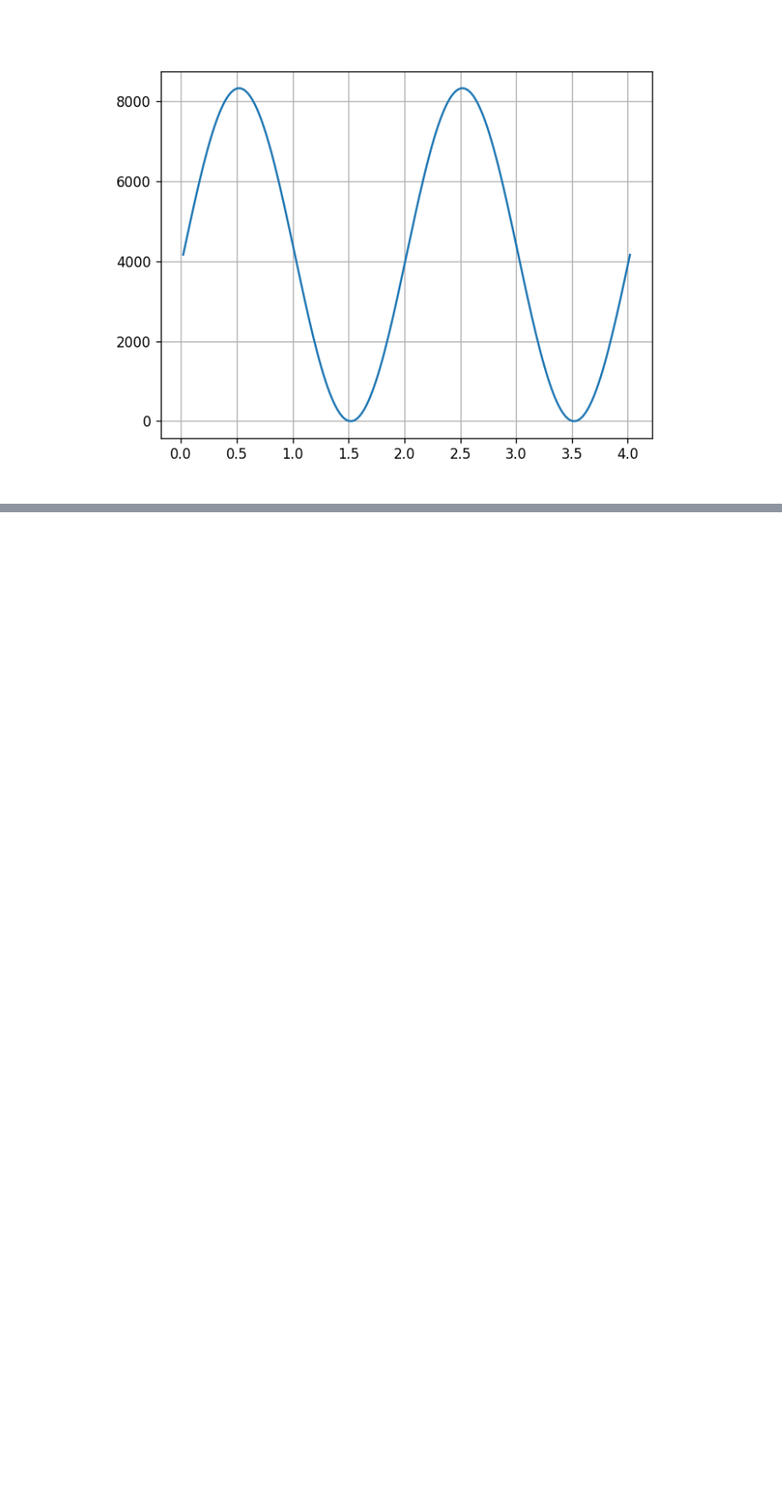
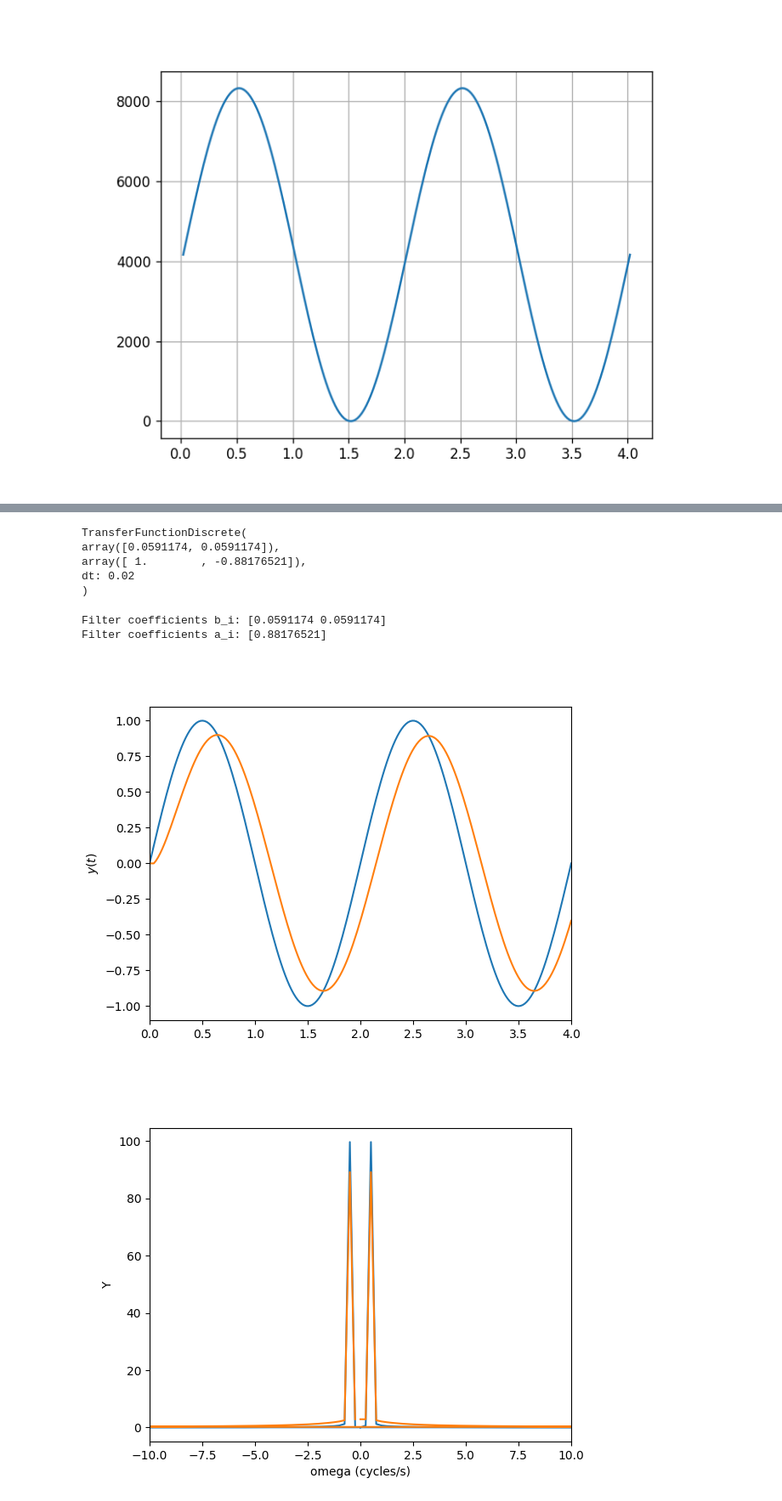
Before and after one commit to Taras2r/FluxCtrlPGE, a Jupyter notebook: FluxCtrl.ipynb, the cells around one changed output, grey strips where cells are left out. Shown at 85% size. Cells and saved outputs as stored; diff of their text form; code cells hidden in the pictures; blank space fills up the shorter version.

```diff
--- a/FluxCtrl.ipynb
+++ b/FluxCtrl.ipynb
@@ -49,0 +127,47 @@ plt.show()
+# %%
+dt = 1.0/samplingFreq;
+discreteLowPass = lowPass.to_discrete(dt,method='gbt',alpha=0.5)
+print(discreteLowPass)
+# %% [output]
+TransferFunctionDiscrete(
+array([0.0591174, 0.0591174]),
+array([ 1.        , -0.88176521]),
+dt: 0.02
+)
+# %%
+# The coefficients from the discrete form of the filter transfer function (but with a negative sign)
+b = discreteLowPass.num;
+a = -discreteLowPass.den;
+print("Filter coefficients b_i: " + str(b))
+print("Filter coefficients a_i: " + str(a[1:]))
+
+# Filter the signal
+yfilt = np.zeros(len(y));
+for i in range(3,len(y)):
+    yfilt[i] = a[1]*yfilt[i-1] + b[0]*y[i] + b[1]*y[i-1];
+
+# Plot the signal
+# plt.clf()
+
+# Plot the signal
+plt.figure()
+plt.plot(t,y);
+plt.plot(t,yfilt);
+plt.ylabel("$y(t)$")
+plt.xlim([min(t),max(t)]);
+
+# Generate Fourier transform
+yfilthat = np.fft.fft(yfilt)
+fcycles = np.fft.fftfreq(len(t),d=1.0/samplingFreq)
+
+plt.figure()
+plt.plot(fcycles,np.absolute(yhat));
+plt.plot(fcycles,np.absolute(yfilthat));
+plt.xlim([-10,10]);
+plt.xlabel("omega (cycles/s)");
+plt.ylabel("Y");
+# %% [output]
+Filter coefficients b_i: [0.0591174 0.0591174]
+Filter coefficients a_i: [0.88176521]
+[figure, added]
+[figure, added]
```
Also changed, not shown: parts of 7 cells of this notebook, 2 other files.
